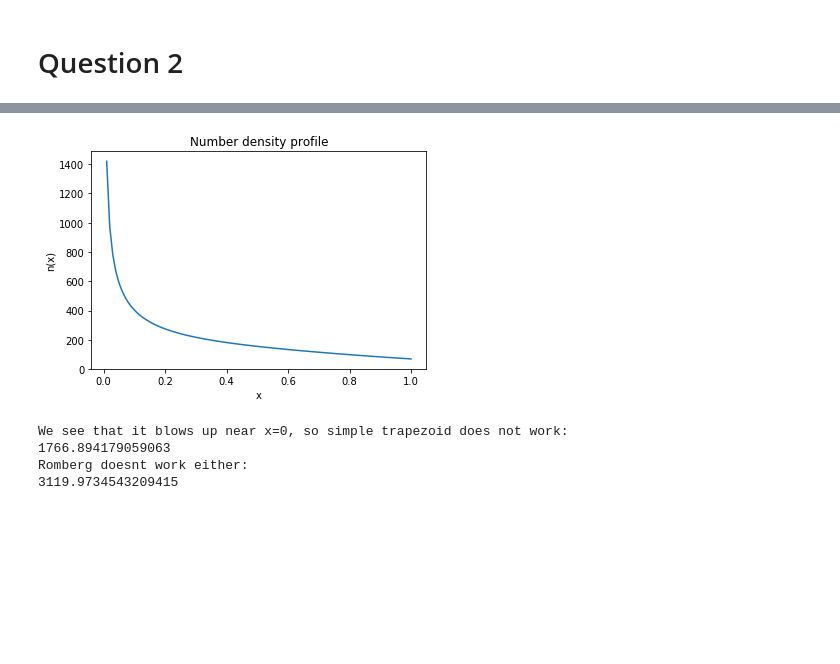
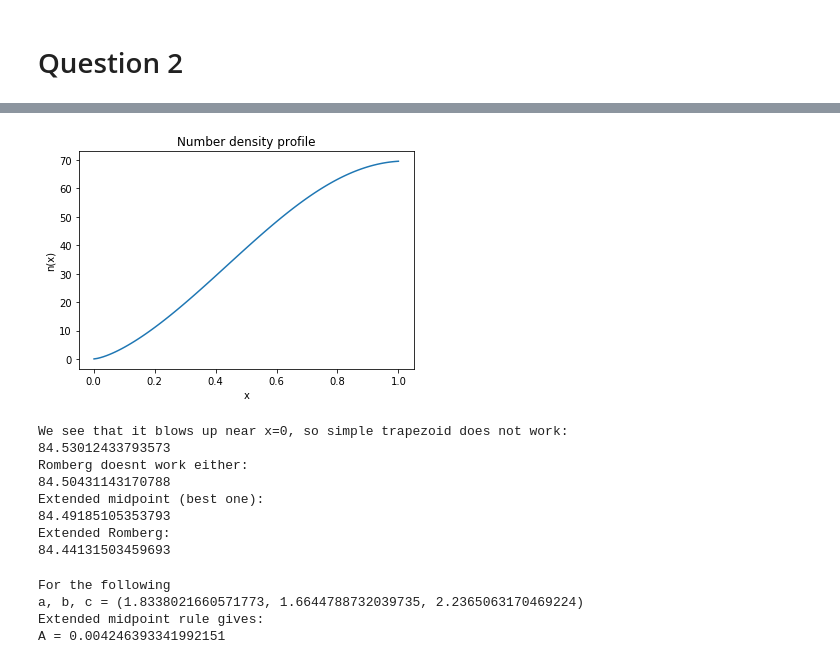
Before and after one commit to ErikOsinga/numerical_recipies, a Jupyter notebook: assignment1/assignment1_osinga.ipynb, the cells around one changed output, grey strips where cells are left out. Saved outputs shown, nothing was run; the diff lists cells and outputs as text; code cells hidden in the pictures; blank space fills up the shorter version.

```diff
--- a/assignment1/assignment1_osinga.ipynb
+++ b/assignment1/assignment1_osinga.ipynb
@@ -169,6 +188,20 @@ def trapezoid(func,lbound,ubound,N=100):
     integral *= delta_x
 
     return integral
+# %%
+def extended_midpoint(func,lbound,ubound,N=100):
+    delta_x = (ubound-lbound)/(N-1)
+    # Equally spaces x values at the midpoints
+    xvalues = np.arange(lbound+delta_x,ubound-delta_x,delta_x)
+
+    # all points
+    integral = 0
+    for x in xvalues:
+        integral += func(x)
+
+    integral *= delta_x
+
+    return integral
 # %%
 def romberg(func, lbound, ubound, order=6):
     """
@@ -179,6 +212,9 @@ def romberg(func, lbound, ubound, order=6):
     lbound -- lower bound of integral
     ubound -- upper bound of integral
     N      -- number of abscissae
+
+    efficiency:
+    http://homen.vsb.cz/~lud0016/NM/Lecture_Notes_10-Romberg_Integration.pdf
 
     """
 
@@ -215,28 +298,61 @@ def romberg(func, lbound, ubound, order=6):
 # %%
 # For
 # a, b, c = (2.4545593364474785, 1.2954526977495828, 2.700255764586844)
-# Result should be 264.245
+a = 2.45#45593364474785
+b = 1.29#54526977495828
+c = 2.70#0255764586844
 
 # WolframAlpha input:
-# integrate ( 100 * (x/b)**(a-3) * exp(-(x/b)**c)  ) from 0 to 1 where a = 2.4545593364474785, b = 1.2954526977495828, c = 2.700255764586844
+# integrate ( 100 * (x/b)**(a-3) * exp(-(x/b)**c)  ) from 0 to 5 where a = 2.4545593364474785, b = 1.2954526977495828, c = 2.700255764586844
 
-xs = np.linspace(0.01,1,100)
-plt.plot(xs, numbdensprofile(xs, a, b, c))
+xs = np.linspace(0.001,1,100)
+plt.plot(xs, xs**2*numbdensprofile(xs, a, b, c))
 plt.title('Number density profile')
 plt.xlabel('x')
 plt.ylabel('n(x)')
 plt.show();
 print ("We see that it blows up near x=0, so simple trapezoid does not work:")
 
 # integral is only a function of R so add the prefactor manually
 prefactor = 4*np.pi # integral over theta and phi
-print (trapezoid(lambda x: numbdensprofile(x, a, b, c), 1e-5, 5))
+print (trapezoid(lambda x:  x**2*numbdensprofile(x, a, b, c)
+                 , 0, 5,N=100,lb_open=True))
 
 print ("Romberg doesnt work either:")
-print (romberg(lambda x: numbdensprofile(x, a, b, c), 1e-5, 5))
+print (romberg(lambda x: x**2*numbdensprofile(x, a, b, c), 1e-5, 5))
+
+print ("Extended midpoint (best one):")
+print (extended_midpoint(lambda x: x**2*numbdensprofile(x,a,b,c)
+                         ,0,5,N=100))
+
+print ("Extended Romberg:")
+print (extended_romberg(lambda x: x**2*numbdensprofile(x, a, b, c)
+                        , 0, 5,order=10))
 # %% [output]
-[figure, old version]
+[figure, new version]
 We see that it blows up near x=0, so simple trapezoid does not work:
-1766.894179059063
+84.53012433793573
 Romberg doesnt work either:
-3119.9734543209415
+84.50431143170788
+Extended midpoint (best one):
+84.49185105353793
+Extended Romberg:
+84.44131503459693
+# %%
+# Randomly generate a,b,c within asked bounds
+a = RNGESUS.get_randomnumber()*(2.5-1.1) + 1.1
+b = RNGESUS.get_randomnumber()*(2.0-0.5) + 0.5
+c = RNGESUS.get_randomnumber()*(4-1.5) + 1.5
+
+print ("For the following ")
+print (f'a, b, c = {a,b,c}')
+
+print ("Extended midpoint rule gives:")
+A = 1 / ( extended_midpoint(lambda x: x**2*numbdensprofile(x,a,b,c)
+                         ,0,5,N=100))
+print (f"A = {A}")
+# %% [output]
+For the following
+a, b, c = (1.8338021660571773, 1.6644788732039735, 2.2365063170469224)
+Extended midpoint rule gives:
+A = 0.004246393341992151
```
Also changed, not shown: parts of 4 cells of this notebook, 4 other files.
